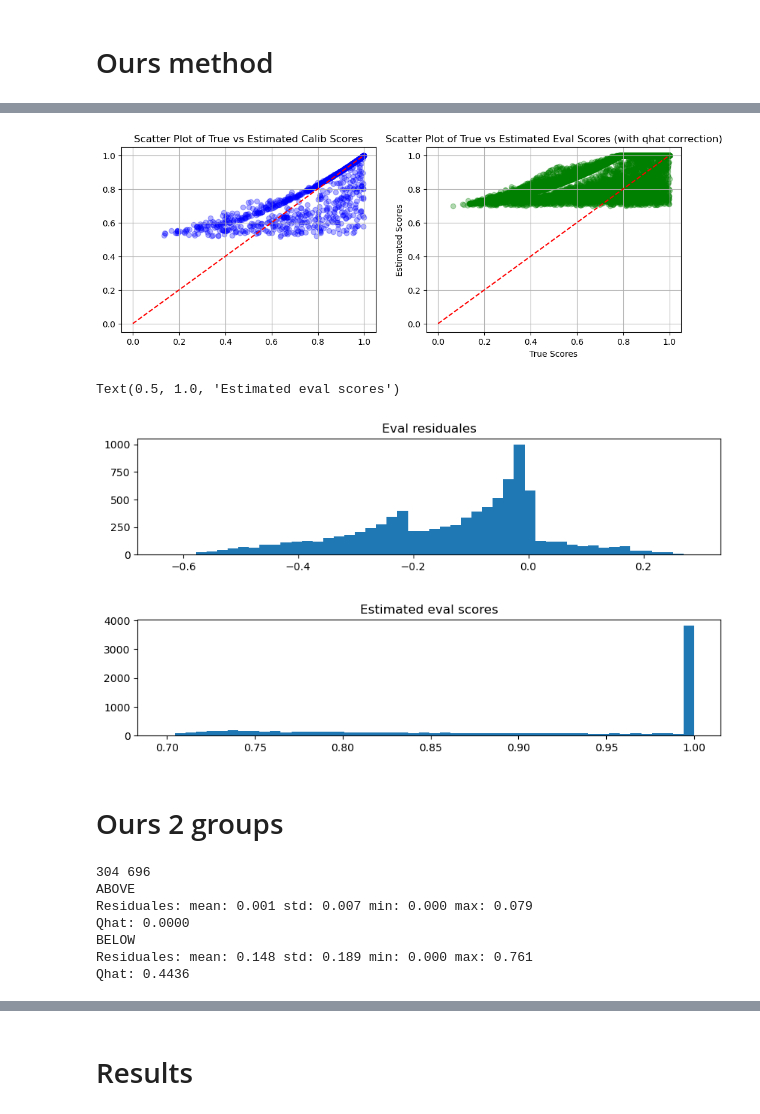
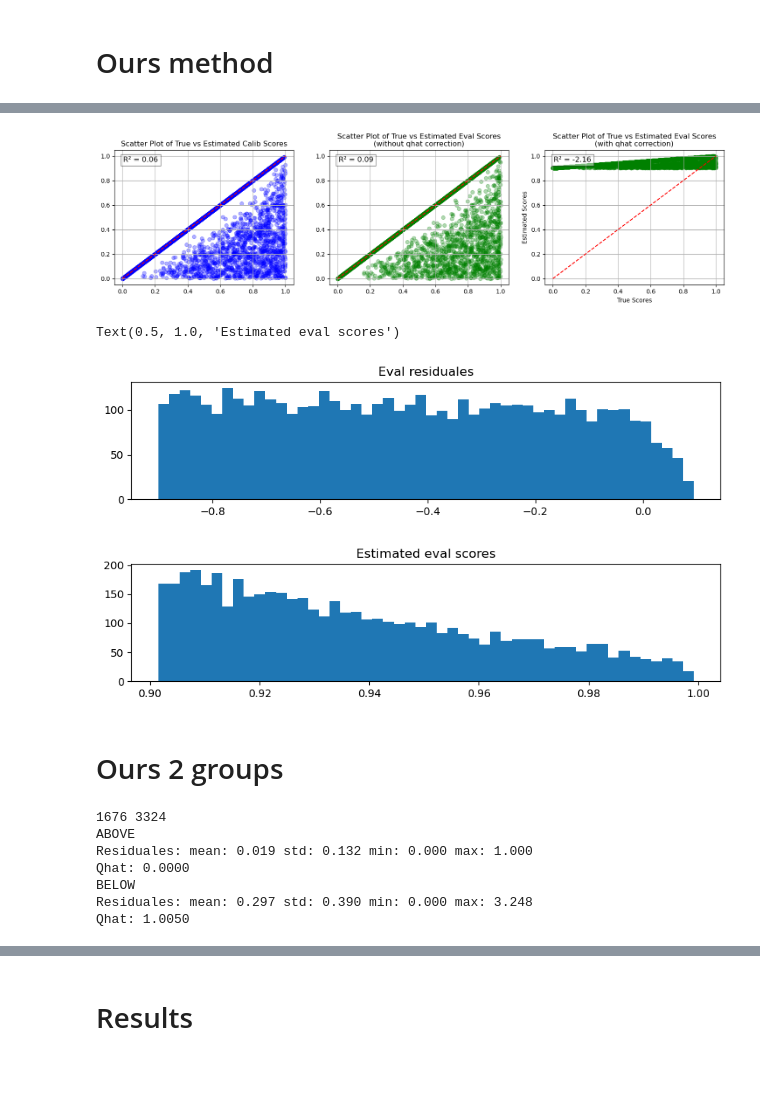
Before and after one commit to RoyHirsch/conformal, a Jupyter notebook: v3/notebook.ipynb, the cells around one changed output, grey strips where cells are left out. Cells and saved outputs as stored; diff of their text form; code cells hidden in the pictures; blank space fills up the shorter version.

```diff
--- a/v3/notebook.ipynb
+++ b/v3/notebook.ipynb
@@ -170,3 +210,14 @@ Qhat: 0.9884
 # %% [markdown]
 # Ours method
+# %%
+def get_estimated_score(scores, method, randomized=True, seed=config.seed):
+    if method == 'max':
+        return calc_aps_scores(scores, scores.argmax(1), randomized, seed)
+    elif method == 'mean':
+        cal_pi = scores.argsort(1)[:, ::-1]
+        cal_srt = np.take_along_axis(scores, cal_pi, axis=1).cumsum(axis=1)
+        cal_softmax_correct_class = np.take_along_axis(cal_srt, cal_pi.argsort(axis=1), axis=1)
+        return (cal_softmax_correct_class * scores).sum(1)
+    else:
+        raise ValueError('Unknown method')
 # %%
@@ -259,71 +266,92 @@ coverage: 0.8859
 # %%
 # debug #
 import matplotlib.pyplot as plt
+from sklearn.metrics import r2_score
 
-fig, ax = plt.subplots(1, 2, figsize=(12, 4))
+fig, ax = plt.subplots(1, 3, figsize=(18, 4))
 
 ax[0].scatter(cal_scores_true, cal_scores_est, color='blue', alpha=0.3)
 ax[0].set_title('Scatter Plot of True vs Estimated Calib Scores')
+r2 = r2_score(cal_scores_true, cal_scores_est)
+ax[0].text(0.05, 0.95, f'R² = {r2:.2f}', transform=ax[0].transAxes,
+         fontsize=12, verticalalignment='top', bbox=dict(facecolor='white', alpha=0.5))
 plt.xlabel('True Scores')
 plt.ylabel('Estimated Scores')
 ax[0].plot([0, 1], [0, 1], 'r--')
 ax[0].grid(True)
 
-ax[1].scatter(val_scores_true, val_scores_est, color='green', alpha=0.3)
-ax[1].set_title('Scatter Plot of True vs Estimated Eval Scores (with qhat correction)')
+ax[1].scatter(val_scores_true, val_scores_est_copy, color='green', alpha=0.3)
+ax[1].set_title('Scatter Plot of True vs Estimated Eval Scores\n(without qhat correction)')
+r2 = r2_score(val_scores_true, val_scores_est_copy)
+ax[1].text(0.05, 0.95, f'R² = {r2:.2f}', transform=ax[1].transAxes,
+         fontsize=12, verticalalignment='top', bbox=dict(facecolor='white', alpha=0.5))
 plt.xlabel('True Scores')
 plt.ylabel('Estimated Scores')
 ax[1].plot([0, 1], [0, 1], 'r--')
 ax[1].grid(True)
+
+ax[2].scatter(val_scores_true, val_scores_est, color='green', alpha=0.3)
+ax[2].set_title('Scatter Plot of True vs Estimated Eval Scores\n(with qhat correction)')
+r2 = r2_score(val_scores_true, val_scores_est)
+ax[2].text(0.05, 0.95, f'R² = {r2:.2f}', transform=ax[2].transAxes,
+         fontsize=12, verticalalignment='top', bbox=dict(facecolor='white', alpha=0.5))
+plt.xlabel('True Scores')
+plt.ylabel('Estimated Scores')
+ax[2].plot([0, 1], [0, 1], 'r--')
+ax[2].grid(True)
 plt.show()
 
 plt.figure(figsize=(10, 2))
 _ = plt.hist(val_scores_true - val_scores_est, bins=50)
 plt.title('Eval residuales')
 
 plt.figure(figsize=(10, 2))
 _ = plt.hist(val_scores_est, bins=50)
 plt.title('Estimated eval scores')
 # %% [output]
-[figure, old version]
+[figure, new version]
 Text(0.5, 1.0, 'Estimated eval scores')
-[figure, old version]
+[figure, new version]
-[figure, old version]
+[figure, new version]
 # %% [markdown]
 # Ours 2 groups
 # %%
-above_calib_inds = np.where(cal_smx.max(1) > 1. - alpha)[0]
-below_calib_inds = np.where(cal_smx.max(1) <= 1. - alpha)[0]
+above_calib_inds = np.where(calib_data['scores'].max(1) > 1. - config.alpha)[0]
+below_calib_inds = np.where(calib_data['scores'].max(1) <= 1. - config.alpha)[0]
 print(len(above_calib_inds), len(below_calib_inds))
 
-cal_scores_above_est = calc_aps_scores(cal_smx[above_calib_inds, :], cal_smx.argmax(1)[above_calib_inds], randomized)
-residuales_above = calc_aps_scores(cal_smx[above_calib_inds, :], cal_labels[above_calib_inds], randomized) - cal_scores_above_est
+eps = 1e-10
+cal_scores_above_est = calc_aps_scores(calib_data['scores'][above_calib_inds, :], calib_data['scores'].argmax(1)[above_calib_inds], config.randomized)
+cal_max_score_above = calib_data['scores'][above_calib_inds, :].max()
+cal_scores_above_true = calc_aps_scores(calib_data['scores'][above_calib_inds, :], calib_data['labels'][above_calib_inds], config.randomized)
+residuales_above = (cal_scores_above_true - cal_scores_above_est) / (cal_max_score_above - cal_scores_above_est + eps)
 print('ABOVE')
 print('Residuales: mean: {:.3f} std: {:.3f} min: {:.3f} max: {:.3f}'.format(
     residuales_above.mean(), residuales_above.std(), residuales_above.min(), residuales_above.max()))
 
 qhat_above = np.quantile(
-    residuales_above, np.ceil((n + 1) * (1 - alpha)) / n, interpolation="higher"
+    residuales_above, np.ceil((n + 1) * (1 - config.alpha)) / n, interpolation="higher"
 )
 print('Qhat: {:.4f}'.format(qhat_above))
 
-
-cal_scores_below_est = calc_aps_scores(cal_smx[below_calib_inds, :], cal_smx.argmax(1)[below_calib_inds], randomized)
-residuales_below = calc_aps_scores(cal_smx[below_calib_inds, :], cal_labels[below_calib_inds], randomized) - cal_scores_below_est
+cal_scores_below_est = calc_aps_scores(calib_data['scores'][below_calib_inds, :], calib_data['scores'].argmax(1)[below_calib_inds], config.randomized)
+cal_max_score_below = calib_data['scores'][below_calib_inds, :].max()
+cal_scores_below_true = calc_aps_scores(calib_data['scores'][below_calib_inds, :], calib_data['labels'][below_calib_inds], config.randomized)
+residuales_below = (cal_scores_below_true - cal_scores_below_est) / (cal_max_score_below - cal_scores_below_est + eps)
 print('BELOW')
 print('Residuales: mean: {:.3f} std: {:.3f} min: {:.3f} max: {:.3f}'.format(
     residuales_below.mean(), residuales_below.std(), residuales_below.min(), residuales_below.max()))
 
 qhat_below = np.quantile(
-    residuales_below, np.ceil((n + 1) * (1 - alpha)) / n, interpolation="higher"
+    residuales_below, np.ceil((n + 1) * (1 - config.alpha)) / n, interpolation="higher"
 )
 print('Qhat: {:.4f}'.format(qhat_below))
 # %% [output]
-304 696
+1676 3324
 ABOVE
-Residuales: mean: 0.001 std: 0.007 min: 0.000 max: 0.079
+Residuales: mean: 0.019 std: 0.132 min: 0.000 max: 1.000
 Qhat: 0.0000
 BELOW
-Residuales: mean: 0.148 std: 0.189 min: 0.000 max: 0.761
-Qhat: 0.4436
+Residuales: mean: 0.297 std: 0.390 min: 0.000 max: 3.248
+Qhat: 1.0050
 # %%
```
Also changed, not shown: parts of 14 cells of this notebook, 2 other files.
